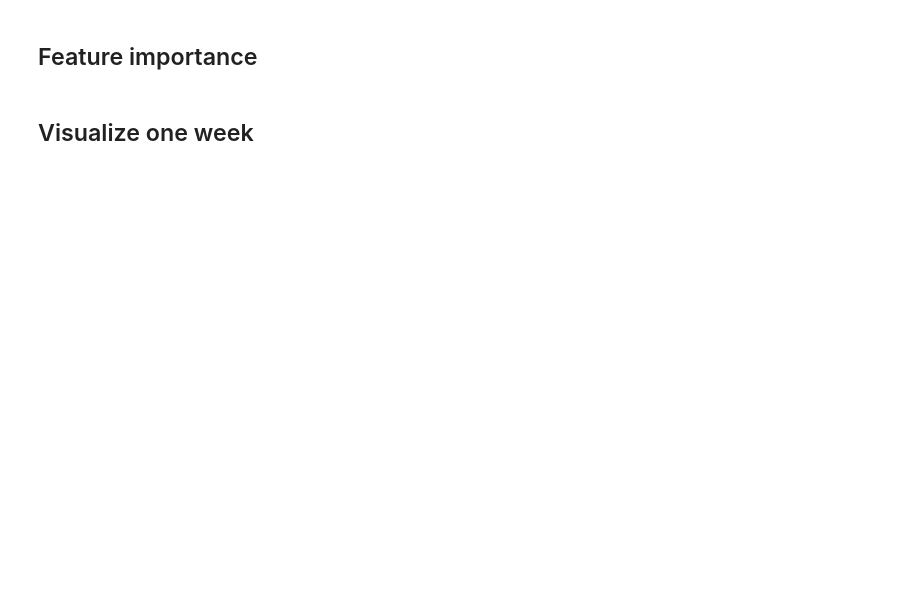
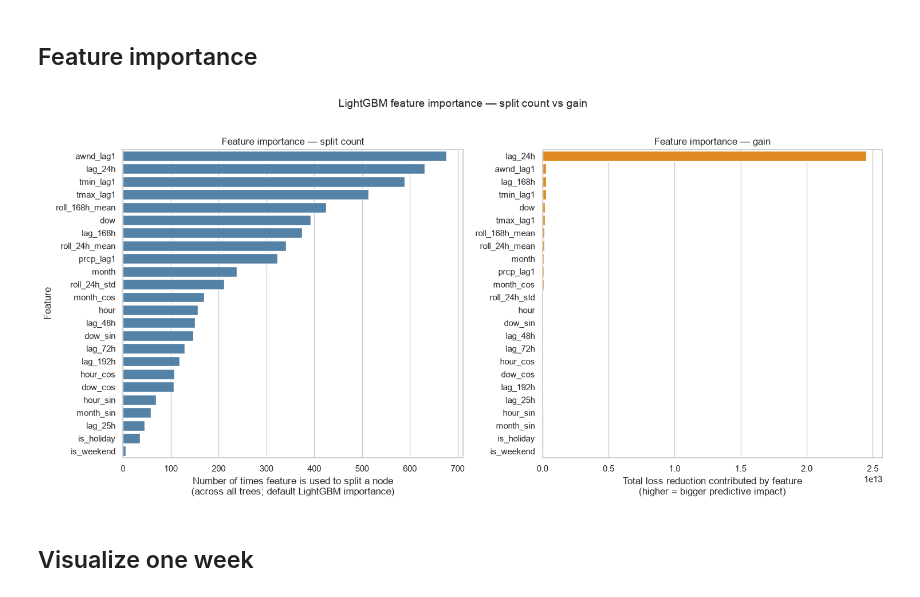
Before and after one commit to visethchapman/ercot-demand-forecast, a Jupyter notebook: notebooks/03_lightgbm.ipynb, the cells around one changed output. Saved outputs shown, nothing was run; the diff lists cells and outputs as text; code cells hidden in the pictures; blank space fills up the shorter version.

```diff
--- a/notebooks/03_lightgbm.ipynb
+++ b/notebooks/03_lightgbm.ipynb
@@ -53,22 +65,8 @@ X_train, y_train = make_xy(train)
 X_val,   y_val   = make_xy(val)
 X_test,  y_test  = make_xy(test)
 
-params = dict(
-    n_estimators=2000,
-    learning_rate=0.05,
-    num_leaves=63,
-    min_data_in_leaf=50,
-    feature_fraction=0.9,
-    bagging_fraction=0.9,
-    bagging_freq=5,
-    verbose=-1,
-)
-
-model = lgb.LGBMRegressor(**params)
-model.fit(
-    X_train, y_train,
-    eval_set=[(X_val, y_val)],
-    callbacks=[lgb.early_stopping(50)],
-)
+# Point forecast — uses the shared helper's defaults (n_estimators=1500,
+# learning_rate=0.05, num_leaves=63, etc.). Override here if needed.
+model = train_lgbm(X_train, y_train, X_val, y_val)
 y_pred = model.predict(X_test)
 summarize(y_test.to_numpy(), y_pred)
@@ -116,3 +128,28 @@ plt.tight_layout(); plt.show()
+# %%
+imp = pd.DataFrame({
+    'feature': FEATURE_COLS,
+    'split_count': model.feature_importances_,
+    'gain':        model.booster_.feature_importance(importance_type='gain'),
+})
+
+fig, axes = plt.subplots(1, 2, figsize=(15, 7), sharey=False)
+
+imp_split = imp.sort_values('split_count', ascending=False)
+sns.barplot(data=imp_split, y='feature', x='split_count', ax=axes[0], color='steelblue')
+axes[0].set_title('Feature importance — split count')
+axes[0].set_xlabel('Number of times feature is used to split a node\n(across all trees; default LightGBM importance)')
+axes[0].set_ylabel('Feature')
+
+imp_gain = imp.sort_values('gain', ascending=False)
+sns.barplot(data=imp_gain, y='feature', x='gain', ax=axes[1], color='darkorange')
+axes[1].set_title('Feature importance — gain')
+axes[1].set_xlabel('Total loss reduction contributed by feature\n(higher = bigger predictive impact)')
+axes[1].set_ylabel('')
+
+plt.suptitle('LightGBM feature importance — split count vs gain', fontsize=14, y=1.02)
+plt.tight_layout(); plt.show()
+# %% [output]
+[figure, added]
 # %% [markdown]
 ## Visualize one week
 # %%
```
Also changed, not shown: parts of 10 cells of this notebook, 11 other files.
